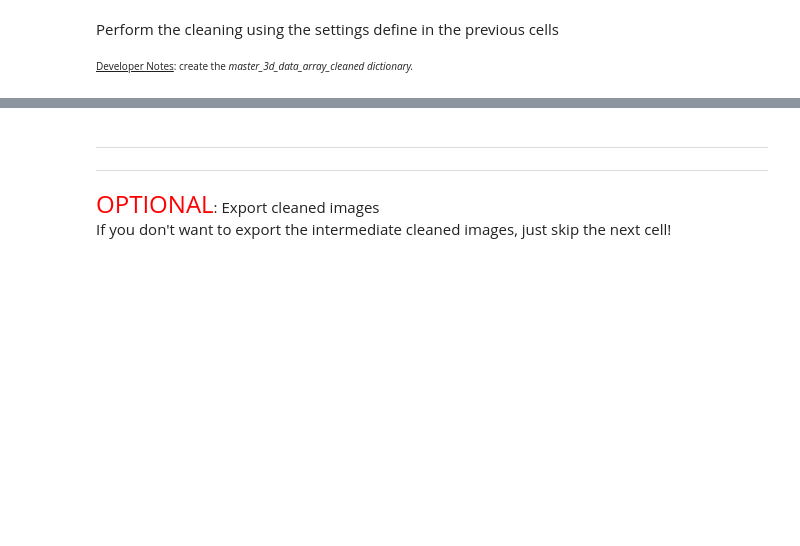
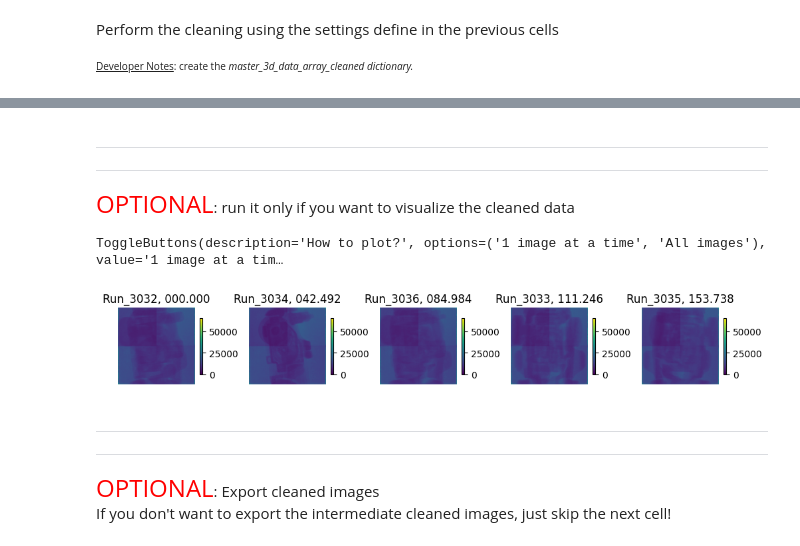
Before and after one commit to ornlneutronimaging/svmbir_notebooks, a Jupyter notebook: notebooks/svmbir_reconstruction_for_mars.ipynb, the cells around one changed output, grey strips where cells are left out. Saved outputs shown, nothing was run; the diff lists cells and outputs as text; code cells hidden in the pictures; blank space fills up the shorter version.

```diff
--- a/notebooks/svmbir_reconstruction_for_mars.ipynb
+++ b/notebooks/svmbir_reconstruction_for_mars.ipynb
@@ -139,3 +137,14 @@ TypeError: remove_outlier() got an unexpected keyword argument 'ncor'
+# %% [markdown]
+<hr><hr style="border-bottom: dotted 1px;" />
+<font color='red' size='5'>OPTIONAL</font>: run it only if you want to visualize the cleaned data
+# %%
+o_beam.visualization_cleaning_settings()
+# %% [output]
+ToggleButtons(description='How to plot?', options=('1 image at a time', 'All images'), value='1 image at a tim…
+# %%
+o_beam.visualization_cleaning()
+# %% [output]
+[figure, added]
 # %% [markdown]
 <hr><hr style="border-bottom: dotted 1px;" />
 <font color='red' size='5'>OPTIONAL</font>: Export cleaned images
```
Also changed, not shown: parts of 6 cells of this notebook, 2 other files.
